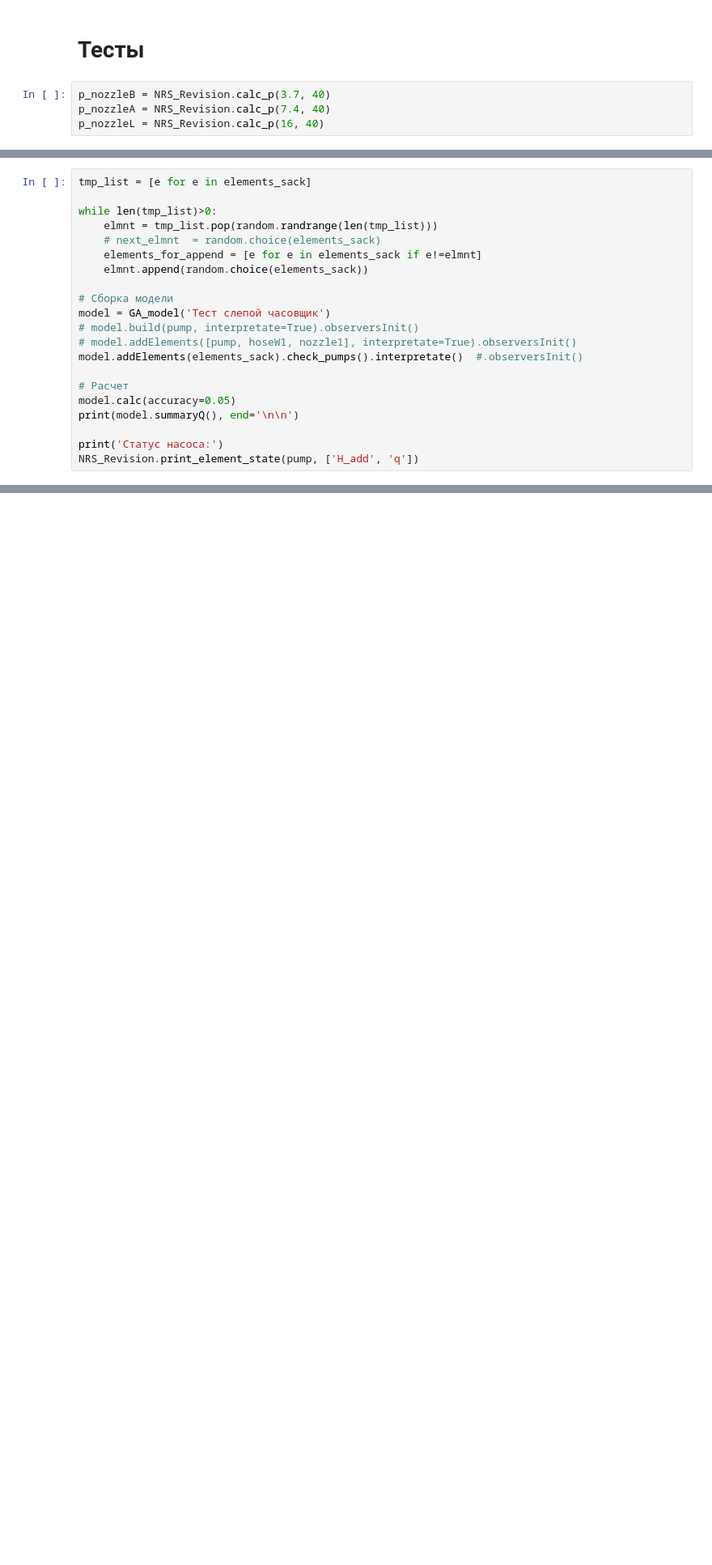
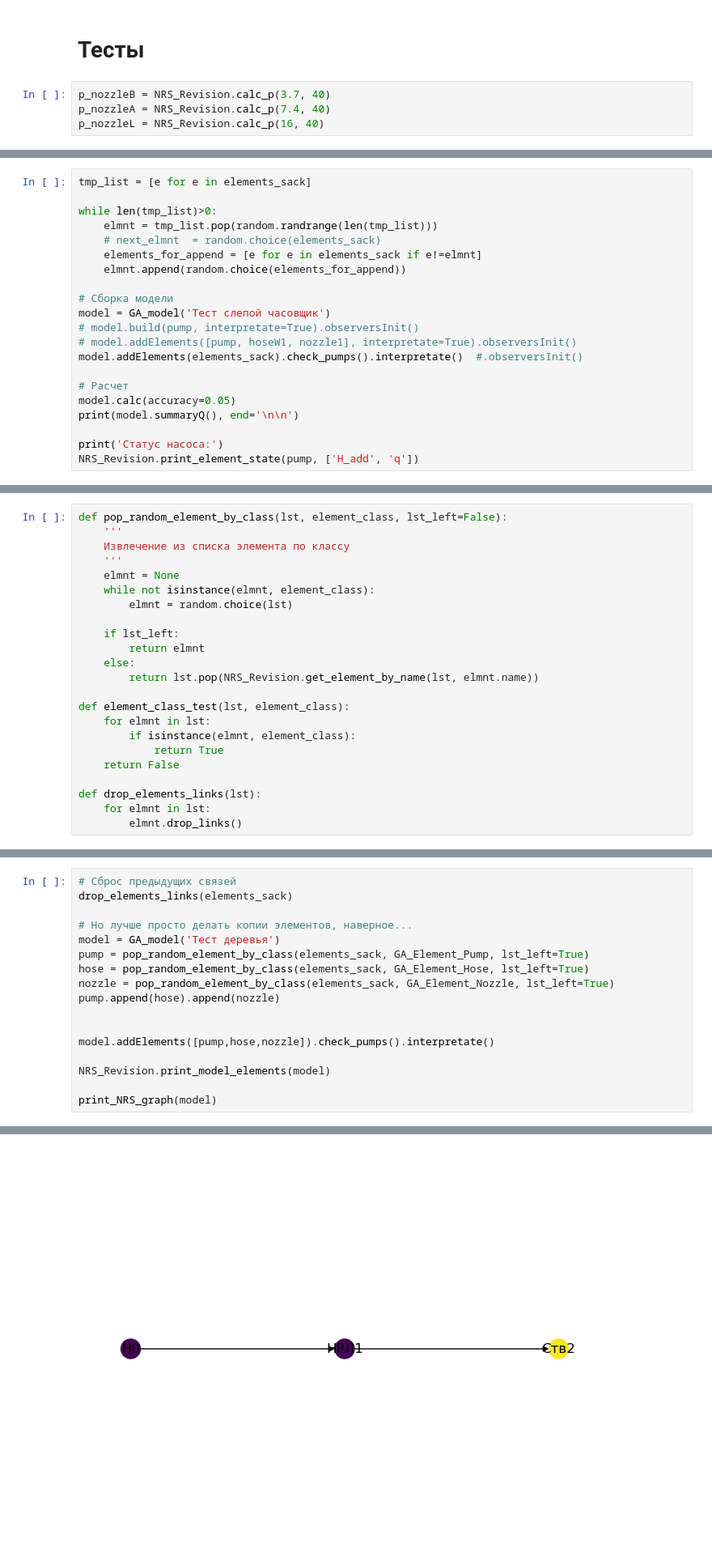
Before and after one commit to Obsidian-pb/NRS_modeller, a Jupyter notebook: workFolder/ga.ipynb, the cells around one changed output, grey strips where cells are left out. Shown: that part at 81% size. Cells and saved outputs as stored; diff of their text form; blank space fills up the shorter version.

```diff
--- a/workFolder/ga.ipynb
+++ b/workFolder/ga.ipynb
@@ -443,7 +473,7 @@ while len(tmp_list)>0:
     elmnt = tmp_list.pop(random.randrange(len(tmp_list)))
     # next_elmnt  = random.choice(elements_sack)
     elements_for_append = [e for e in elements_sack if e!=elmnt]
-    elmnt.append(random.choice(elements_sack))
+    elmnt.append(random.choice(elements_for_append))
 
 # Сборка модели
 model = GA_model('Тест слепой часовщик')
@@ -547,0 +522,23 @@ plt.show()
+# %%
+def pop_random_element_by_class(lst, element_class, lst_left=False):
+    '''
+    Извлечение из списка элемента по классу
+    '''
+    elmnt = None
+    while not isinstance(elmnt, element_class):
+        elmnt = random.choice(lst)
+
+    if lst_left:
+        return elmnt
+    else:
+        return lst.pop(NRS_Revision.get_element_by_name(lst, elmnt.name))
+
+def element_class_test(lst, element_class):
+    for elmnt in lst:
+        if isinstance(elmnt, element_class):
+            return True
+    return False
+
+def drop_elements_links(lst):
+    for elmnt in lst:
+        elmnt.drop_links()
@@ -547,0 +573,18 @@ plt.show()
+# %%
+# Сброс предыдущих связей
+drop_elements_links(elements_sack)
+
+# Но лучше просто делать копии элементов, наверное...
+model = GA_model('Тест деревья')
+pump = pop_random_element_by_class(elements_sack, GA_Element_Pump, lst_left=True)
+hose = pop_random_element_by_class(elements_sack, GA_Element_Hose, lst_left=True)
+nozzle = pop_random_element_by_class(elements_sack, GA_Element_Nozzle, lst_left=True)
+pump.append(hose).append(nozzle)
+
+
+model.addElements([pump,hose,nozzle]).check_pumps().interpretate()
+
+NRS_Revision.print_model_elements(model)
+
+print_NRS_graph(model)
+# %% [output]
@@ -547,0 +601 @@ plt.show()
+[figure, added]
```
Also changed, not shown: parts of 25 cells of this notebook, 1 other file.
